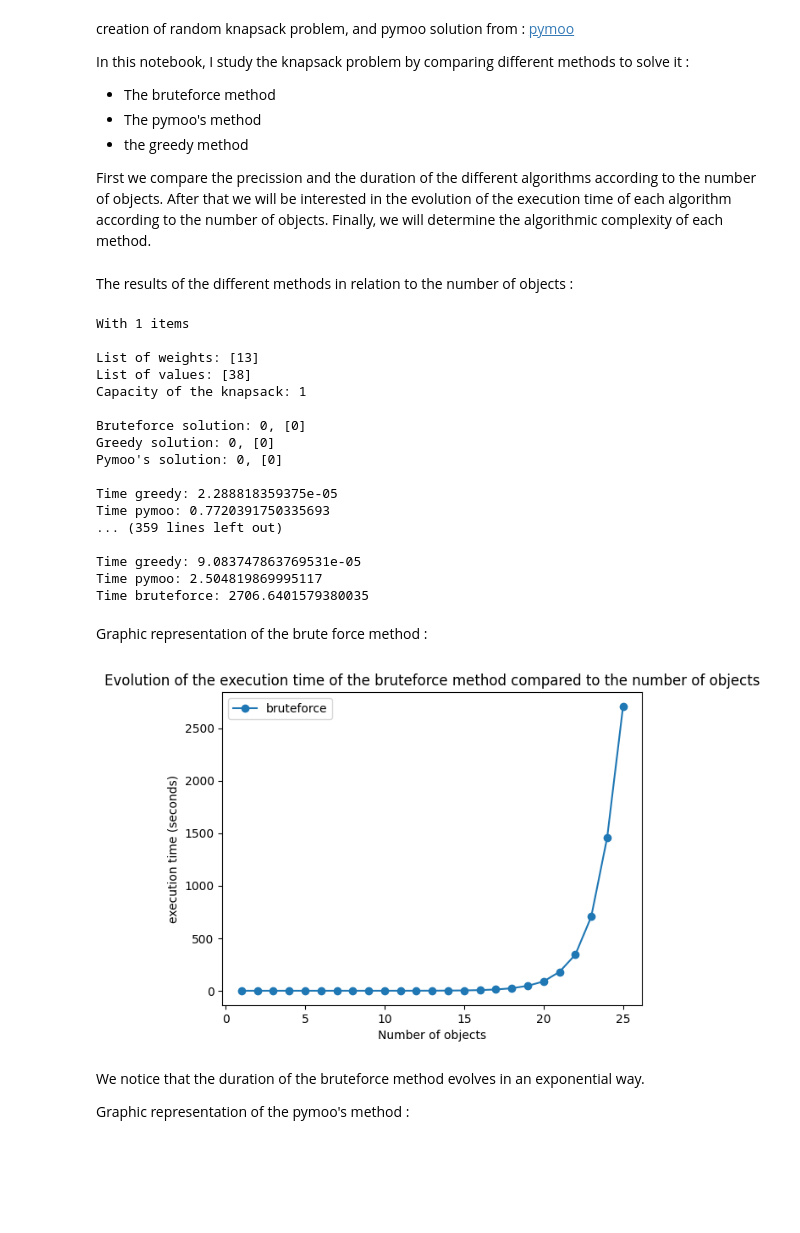
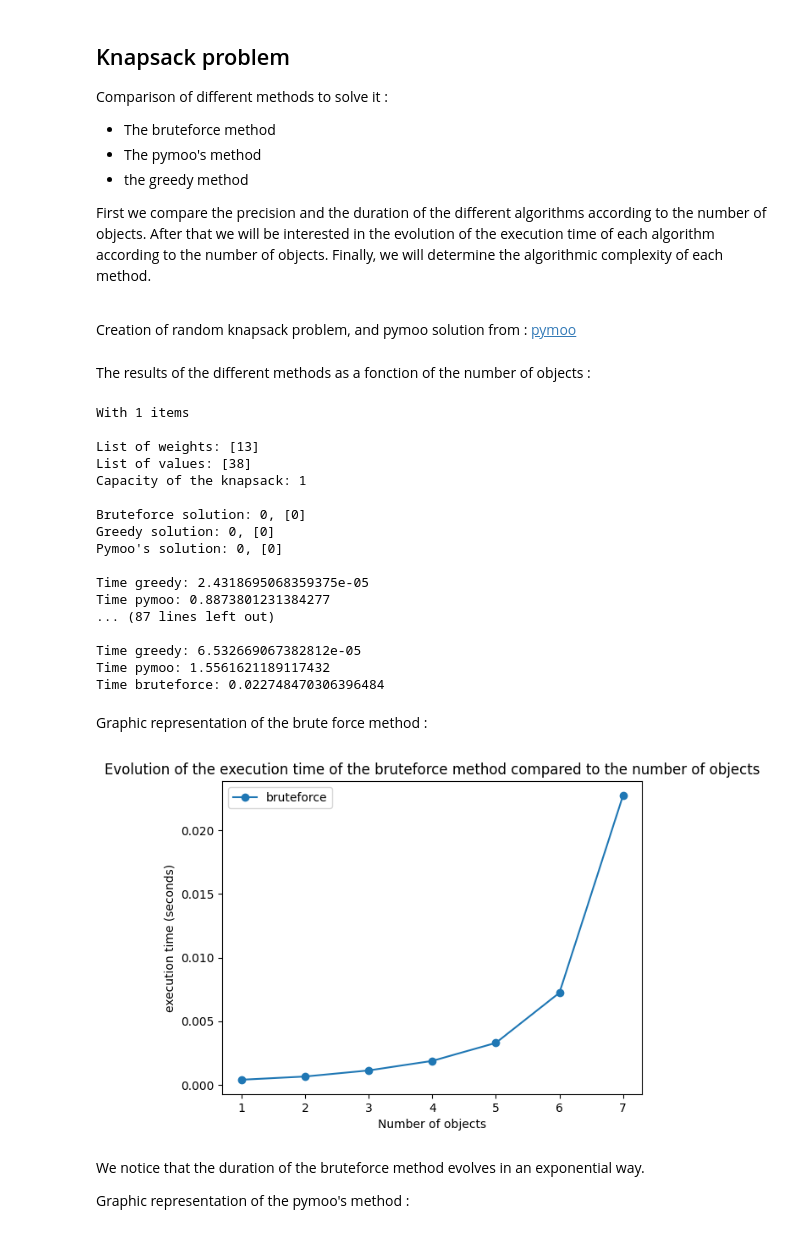
Before and after one commit to ValentinKlinger/knapsack_problem, a Jupyter notebook: knapsack.ipynb, the cells around one changed output. Saved outputs shown, nothing was run; the diff lists cells and outputs as text; code cells hidden in the pictures; blank space fills up the shorter version.

```diff
--- a/knapsack.ipynb
+++ b/knapsack.ipynb
@@ -1,12 +1,14 @@
 # %% [markdown]
-creation of random knapsack problem, and pymoo solution from : [pymoo](https://pymoo.org/customization/binary.html)
+## Knapsack problem
 
-In this notebook, I study the knapsack problem by comparing different methods to solve it :
+Comparison of different methods to solve it :
 - The bruteforce method
 - The pymoo's method
 - the greedy method
 
-First we compare the precission and the duration of the different algorithms according to the number of objects. After that we will be interested in the evolution of the execution time of each algorithm according to the number of objects. Finally, we will determine the algorithmic complexity of each method.
+First we compare the precision and the duration of the different algorithms according to the number of objects. After that we will be interested in the evolution of the execution time of each algorithm according to the number of objects. Finally, we will determine the algorithmic complexity of each method.
+
+<br>Creation of random knapsack problem, and pymoo solution from : [pymoo](https://pymoo.org/customization/binary.html)
 # %%
 %load_ext autoreload
 %autoreload 2
@@ -15,11 +17,12 @@ from pymoo.problems.single.knapsack import create_random_knapsack_problem
 import time
 import matplotlib.pyplot as plt
 # %% [markdown]
-The results of the different methods in relation to the number of objects :
+The results of the different methods as a fonction of the number of objects :
 # %%
-for i in range(1, 26):
-    problem = create_random_knapsack_problem(i)
-    print(f'With {i} items \n')
+executions_time = []
+for num_objects in range(1, 8):
+    problem = create_random_knapsack_problem(num_objects)
+    print(f'With {num_objects} items \n')
     print(f"List of weights: {problem.W}\nList of values: {problem.P} \nCapacity of the knapsack: {problem.C}\n")
 
     start_bf = time.time()
@@ -41,9 +44,16 @@ for i in range(1, 26):
     print(f"Pymoo's solution: {total_value_pymoo}, {result_pymoo}\n")
     end_pymoo = time.time()
 
-    print(f'Time greedy: {end_greedy - start_greedy}')
-    print(f'Time pymoo: {end_pymoo - start_pymoo}')
-    print(f'Time bruteforce: {end_bf - start_bf}\n\n')
+    data = {}
+    data['num_objects'] = num_objects
+    data['greedy'] = end_greedy - start_greedy
+    data['pymoo'] = end_pymoo - start_pymoo
+    data['bruteforce'] = end_bf - start_bf
+    executions_time.append(data)
+
+    print(f'Time greedy: {data["greedy"]}')
+    print(f'Time pymoo: {data["pymoo"]}')
+    print(f'Time bruteforce: {data["bruteforce"]}\n\n')
 # %% [output]
 With 1 items
 
@@ -55,53 +65,24 @@ Bruteforce solution: 0, [0]
 Greedy solution: 0, [0]
 Pymoo's solution: 0, [0]
 
-Time greedy: 2.288818359375e-05
-Time pymoo: 0.7720391750335693
-... (359 lines left out)
+Time greedy: 2.4318695068359375e-05
+Time pymoo: 0.8873801231384277
+... (87 lines left out)
 
-Time greedy: 9.083747863769531e-05
-Time pymoo: 2.504819869995117
-Time bruteforce: 2706.6401579380035
+Time greedy: 6.532669067382812e-05
+Time pymoo: 1.5561621189117432
+Time bruteforce: 0.022748470306396484
 # %% [markdown]
 Graphic representation of the brute force method :
 # %%
-nb_items = [i for i in range(1, 26)]
-execution_time = [
-    0.0004394054412841797,
-    0.0006959438323974609,
-    0.0011038780212402344,
-    0.0018851757049560547,
-    0.0032958984375,
-    0.006640911102294922,
-    0.012192010879516602,
-    0.02356100082397461,
-    0.0535430908203125,
-    0.09524297714233398,
-    0.1894087791442871,
-    0.35834217071533203,
-    0.7466366291046143,
-    1.5333445072174072,
-    3.010648250579834,
-    6.199965476989746,
-    11.846551895141602,
-    23.217730283737183,
-    46.79757475852966,
-    88.38219118118286,
-    179.35672903060913,
-    343.6416959762573,
-    704.8867721557617,
-    1457.7425210475922,
-    2706.6401579380035
-]
-
-plt.plot(nb_items, execution_time, 'o-', label='bruteforce')
+plt.plot(list(range(1, len(executions_time) + 1)), list(map(lambda x: x["bruteforce"], executions_time)), 'o-', label='bruteforce')
 plt.legend()
 plt.xlabel('Number of objects')
 plt.ylabel('execution time (seconds)')
 plt.title('Evolution of the execution time of the bruteforce method compared to the number of objects')
 plt.show()
 # %% [output]
-[figure, old version]
+[figure, new version]
 # %% [markdown]
 We notice that the duration of the bruteforce method evolves in an exponential way.
 
```
Also changed, not shown: parts of 4 cells of this notebook, 1 other file.
